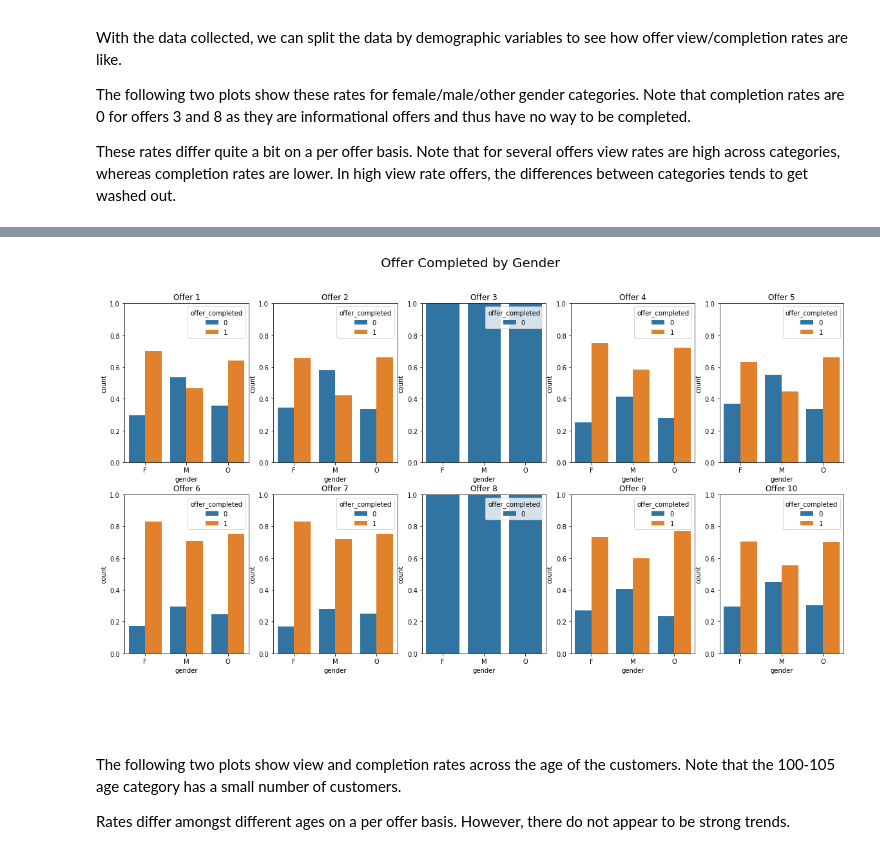
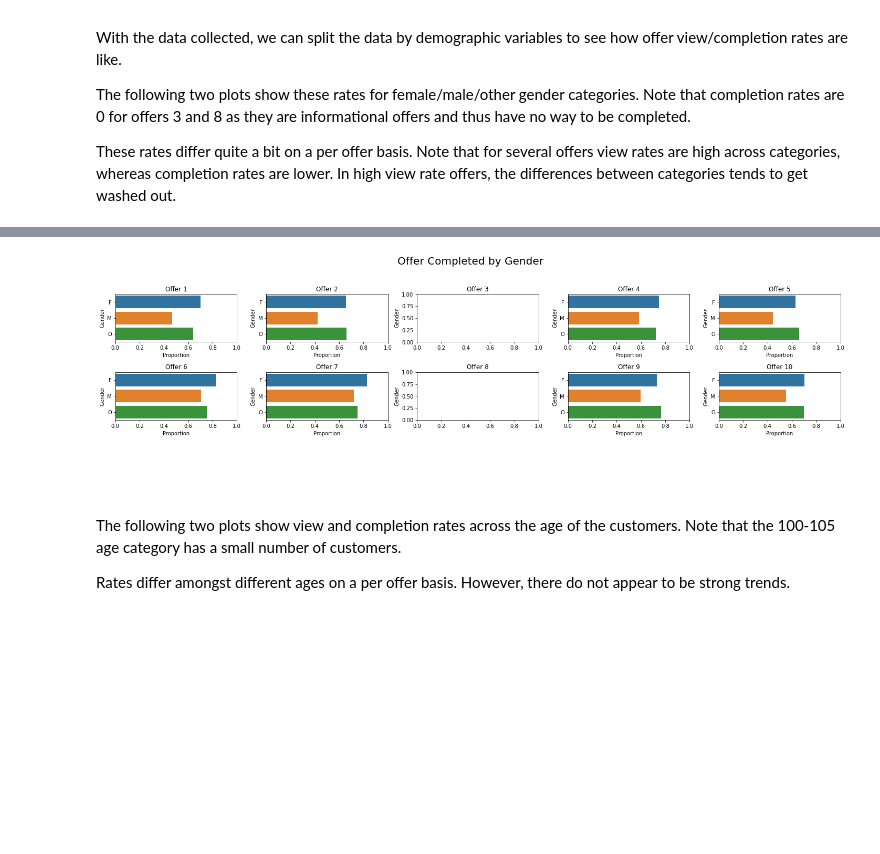
Before and after one commit to andrewKOwong/dsnd-starbucks, a Jupyter notebook: notebook-EDA.ipynb, the cells around one changed output, grey strips where cells are left out. Drawn from its saved outputs; the diff is of its cells as text; code cells hidden in the pictures; blank space fills up the shorter version.

```diff
--- a/notebook-EDA.ipynb
+++ b/notebook-EDA.ipynb
@@ -585,23 +639,24 @@ These rates differ quite a bit on a per offer basis. Note that for several offer
 # Answer by usermay14
 
 # Offer viewed by gender.
-fig, ax = plt.subplots(2,5, figsize=(20,10))
+fig, ax = plt.subplots(2,5, figsize=(20,5))
 ax = ax.flatten()
 
 for i, offer in enumerate(viewed_customers):
     (offer.groupby('gender')['offer_viewed']
           .value_counts(normalize=True)
-          .rename('count')
+          .rename('Proportion')
           .reset_index()
+          .query('offer_viewed == 1')
           .pipe((sns.barplot, 'data'),
                 ax=ax[i],
-                x='gender',
-                hue='offer_viewed',
-                y='count')
+                y='gender',
+                x='Proportion')
     )
 
     ax[i].set_title(f"Offer {i+1}")
-    ax[i].set_ylim((0,1))
+    ax[i].set_ylabel("Gender")
+    ax[i].set_xlim((0,1))
 
 fig.suptitle('Offer Viewed by Gender \n', size=20);
 plt.tight_layout()
@@ -610,26 +665,34 @@ plt.tight_layout()
 # %%
 # Offer complete by gender.
-fig, ax = plt.subplots(2,5, figsize=(20,10))
+fig, ax = plt.subplots(2,5, figsize=(20,5))
 ax = ax.flatten()
 
 for i, offer in enumerate(completed_customers):
-    (offer.groupby('gender')['offer_completed']
-          .value_counts(normalize=True)
-          .rename('count')
-          .reset_index()
-          .pipe((sns.barplot, 'data'),
-                ax=ax[i],
-                x='gender',
-                hue='offer_completed',
-                y='count')
-    )
+    # This code breaks for offers 3 and 8 because
+    # the query statement pipes an empty df into sns.barplot.
+    # Code cells further below don't have this problem,
+    # so consider converting the code at some point.
+    if (i != 3-1) and (i != 8-1):
+        (offer.groupby('gender')['offer_completed']
+              .value_counts(normalize=True)
+              .rename('Proportion')
+              .reset_index()
+              .query("offer_completed == 1")
+              .pipe((sns.barplot, 'data'),
+                    ax=ax[i],
+                    y='gender',
+                    x='Proportion',
+                    ci=None)
+        )
 
     ax[i].set_title(f"Offer {i+1}")
-    ax[i].set_ylim((0,1))
+    ax[i].set_xlim((0,1))
+    ax[i].set_ylabel("Gender")
 
-fig.suptitle('Offer Completed by Gender \n', size=20);
+fig.suptitle('Offer Completed by Gender \n', size=20)
+plt.tight_layout();
 # %% [output]
-[figure, old version]
+[figure, new version]
 # %% [markdown]
 <br><br>
 
```
Also changed, not shown: parts of 18 cells of this notebook.
